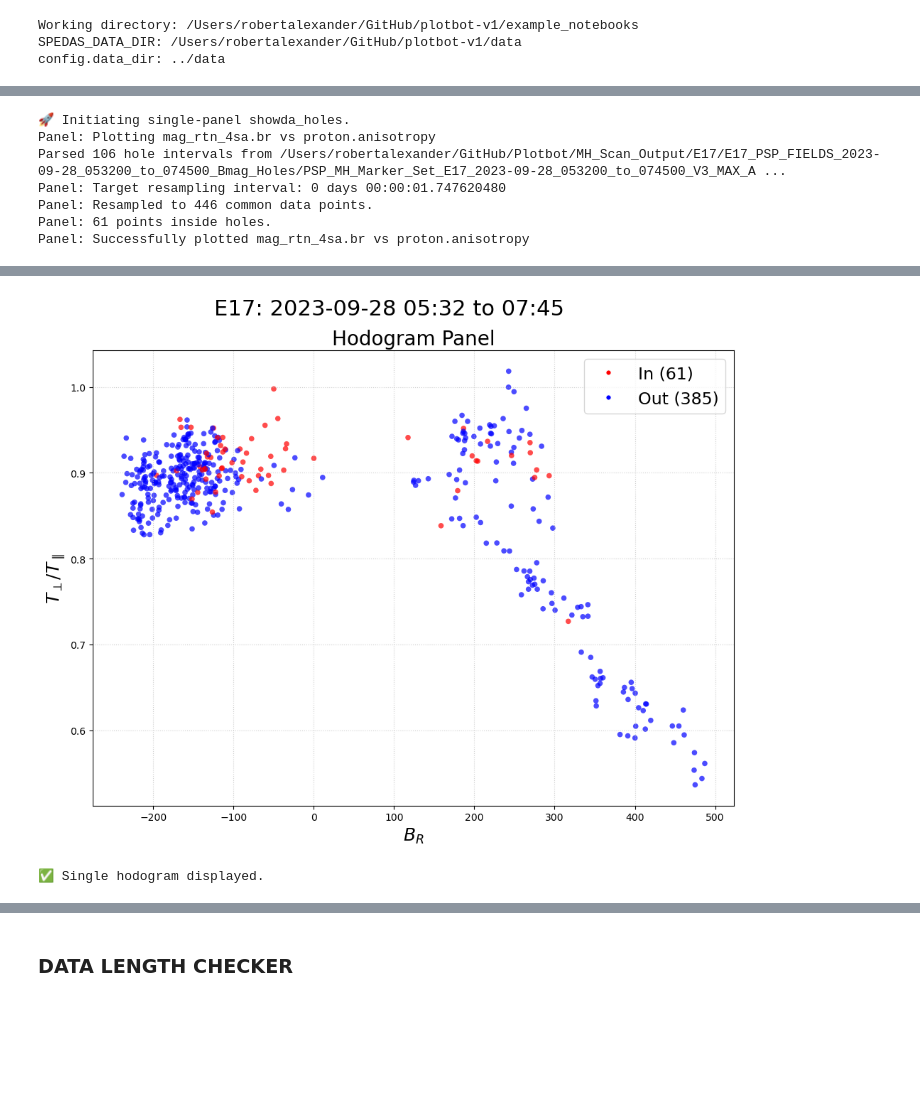
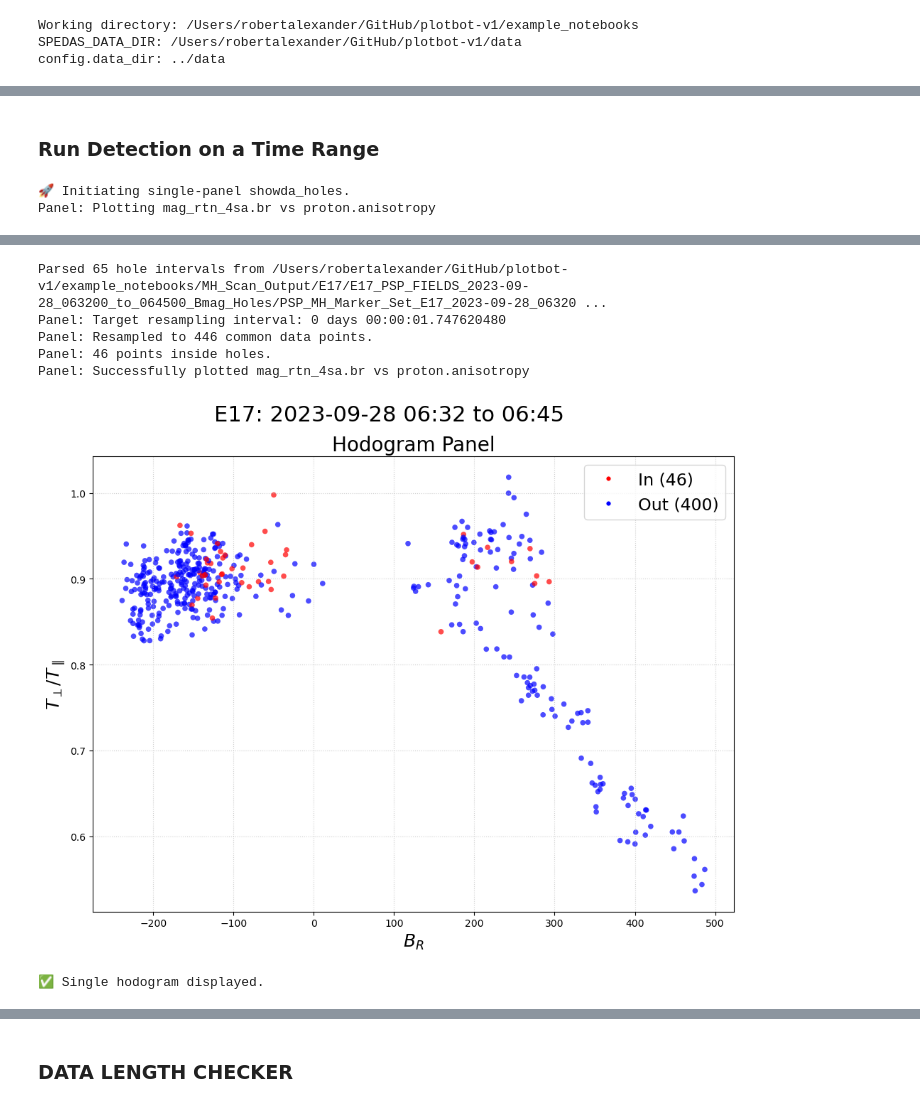
Before and after one commit to Sonified/plotbot-v1, a Jupyter notebook: example_notebooks/Magnetic_Hole_Finder.ipynb, the cells around one changed output, grey strips where cells are left out. Drawn from its saved outputs; the diff is of its cells as text; code cells hidden in the pictures; blank space fills up the shorter version.

```diff
--- a/example_notebooks/Magnetic_Hole_Finder.ipynb
+++ b/example_notebooks/Magnetic_Hole_Finder.ipynb
@@ -392,61 +678,19 @@ All outputs (plots, markers, settings JSON) saved in the run-specific subdirecto
+# %% [markdown]
+### Run Detection on a Time Range
 # %%
+# ⭐ Single-panel showda_holes (uses trange and mh_marker_file_path from detection cell)
 from plotbot import showda_holes
-from plotbot import mag_rtn_4sa, proton # Or other data modules you need
+from plotbot import mag_rtn_4sa, proton
 
-# Define your time range
-trange_E9 = ['2021-08-10 00:00:00', '2021-08-10 02:00:00']
-trange_E10 = ['2021-11-22 00:30:00', '2021-11-22 03:30:00']
-trange_E11 = ['2022-02-25 12:00:00', '2022-02-25 13:00:00']
-trange_E15_1 = ['2023-03-16 02:15:00', '2023-03-16 02:30:00']
-trange_E15_2 = ['2023-03-17 20:30:00', '2023-03-17 21:45:00']
-trange_E17 = ['2023-09-28 06:32:00', '2023-09-28 06:45:00']
-trange_E17_w = ['2023-09-28 05:32:00', '2023-09-28 07:45:00']
-
-# trange = trange_E9
-# trange = trange_E10
-# trange = trange_E11
-# trange = trange_E15_1
-# trange = trange_E15_2
-# trange = trange_E17
-trange = trange_E17_w
-
-#proton temp anisotropy, proton pressure, etc
-
-mh_marker_file_path = "/Users/robertalexander/GitHub/Plotbot/MH_Scan_Output/E17/E17_PSP_FIELDS_2023-09-28_053200_to_074500_Bmag_Holes/PSP_MH_Marker_Set_E17_2023-09-28_053200_to_074500_V3_MAX_AND_MIN.txt"
-
-pm.show_debug = False
-
-# Call showdahodo with the time range and two variable objects
 fig, ax = showda_holes(
-    # --- Required Arguments ---
-    trange,                    # Your defined time range list
-    mag_rtn_4sa.br,            # Your X-axis data request
-    # proton.anisotropy,         # Your Y-axis data request
-    # proton.beta_pperp,         # Your Y-axis data request
-    proton.anisotropy,         # Your Y-axis data request
-    mh_marker_file_path,       # Your marker file path
-
-    # --- Optional Keyword Arguments (Defaults shown) ---
-    # title="Hodogram with Magnetic Holes", # Uncomment and change title string if desired
-    # x_label=None,                # Leave as None to use data label, or provide string e.g., "Br (nT)"
-    # y_label=None,                # Leave as None to use data label, or provide string e.g., "Proton Anisotropy"
-    # inside_color='red',        # Color for points inside holes
-    # outside_color='blue',      # Color for points outside holes
-    inside_size=30,            # Marker size for points inside holes
-    outside_size=30,           # Marker size for points outside holes
-    # alpha=0.7,                 # Marker transparency (0.0 to 1.0)
-    # figsize=(10, 8),           # Figure size (width, height) in inches
-    base_fontsize=18           # Base font size for text elements
+    trange,
+    mag_rtn_4sa.br,
+    proton.anisotropy,
+    mh_marker_file_path,
+    inside_size=30,
+    outside_size=30,
+    base_fontsize=18
 )
-
-
-# Example using mag_rtn_4sa data components:
-# fig, ax = showdahodo(trange, mag_rtn_4sa.br, mag_rtn_4sa.
 # %% [output]
 🚀 Initiating single-panel showda_holes.
 Panel: Plotting mag_rtn_4sa.br vs proton.anisotropy
-Parsed 106 hole intervals from /Users/robertalexander/GitHub/Plotbot/MH_Scan_Output/E17/E17_PSP_FIELDS_2023-09-28_053200_to_074500_Bmag_Holes/PSP_MH_Marker_Set_E17_2023-09-28_053200_to_074500_V3_MAX_A ...
-Panel: Target resampling interval: 0 days 00:00:01.747620480
-Panel: Resampled to 446 common data points.
-Panel: 61 points inside holes.
-Panel: Successfully plotted mag_rtn_4sa.br vs proton.anisotropy
@@ -457,2 +701,7 @@ Panel: Successfully plotted mag_rtn_4sa.br vs proton.anisotropy
+Parsed 65 hole intervals from /Users/robertalexander/GitHub/plotbot-v1/example_notebooks/MH_Scan_Output/E17/E17_PSP_FIELDS_2023-09-28_063200_to_064500_Bmag_Holes/PSP_MH_Marker_Set_E17_2023-09-28_06320 ...
+Panel: Target resampling interval: 0 days 00:00:01.747620480
+Panel: Resampled to 446 common data points.
+Panel: 46 points inside holes.
+Panel: Successfully plotted mag_rtn_4sa.br vs proton.anisotropy
-[figure, old version]
+[figure, new version]
-✅ Single hodogram displayed.
+✅ Single hodogram displayed.
```
Also changed, not shown: parts of 20 cells of this notebook, 15 other files.
